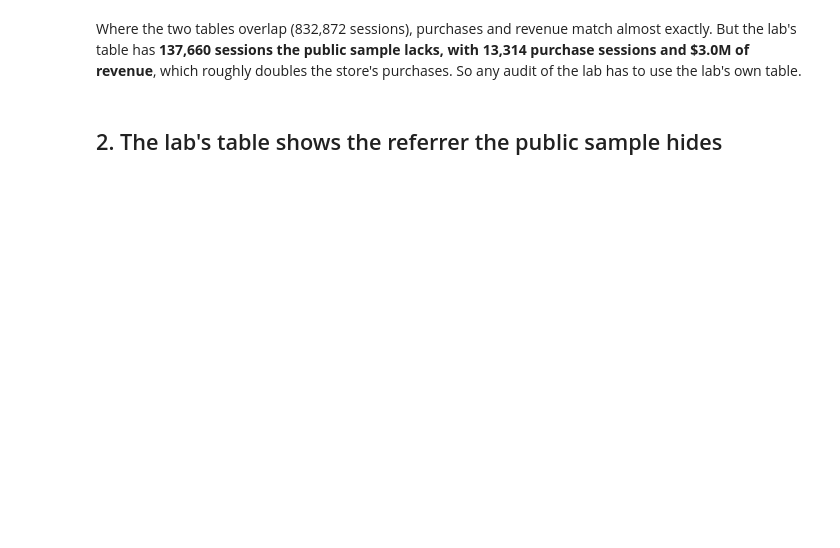
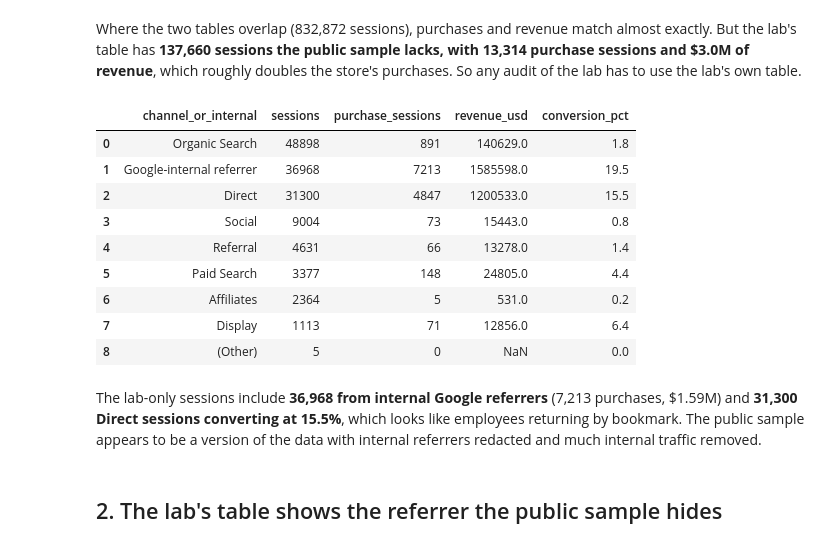
Before and after one commit to Pann13223029/merch-store-marketing-case-study, a Jupyter notebook: notebooks/03_analyze_lab_audit.ipynb, the cells around one changed output. Drawn from its saved outputs; the diff is of its cells as text; code cells hidden in the pictures; blank space fills up the shorter version.

```diff
--- a/notebooks/03_analyze_lab_audit.ipynb
+++ b/notebooks/03_analyze_lab_audit.ipynb
@@ -46,6 +46,23 @@ bq.query("audit/a03_lab_table_vs_public.sql", cache="a03_lab_table_vs_public")
 | 2 | public only | 70781 | 0 | 910 | NaN | 151578.0 | ... |
 # %% [markdown]
 Where the two tables overlap (832,872 sessions), purchases and revenue match almost exactly. But the lab's table has **137,660 sessions the public sample lacks, with 13,314 purchase sessions and $3.0M of revenue**, which roughly doubles the store's purchases. So any audit of the lab has to use the lab's own table.
+# %%
+# The 137,660 lab-only sessions by channel, with internal Google referrers counted separately
+lab_only = bq.query("audit/a07_lab_only_sessions.sql", cache="a07_lab_only_sessions")
+lab_only.assign(conversion_pct=lambda d: (100 * d.purchase_sessions / d.sessions).round(1))
+# %% [output]
+|  | channel_or_internal | sessions | purchase_sessions | revenue_usd | conversion_pct |
+| 0 | Organic Search | 48898 | 891 | 140629.0 | 1.8 |
+| 1 | Google-internal referrer | 36968 | 7213 | 1585598.0 | 19.5 |
+| 2 | Direct | 31300 | 4847 | 1200533.0 | 15.5 |
+| 3 | Social | 9004 | 73 | 15443.0 | 0.8 |
+| 4 | Referral | 4631 | 66 | 13278.0 | 1.4 |
+| 5 | Paid Search | 3377 | 148 | 24805.0 | 4.4 |
+| 6 | Affiliates | 2364 | 5 | 531.0 | 0.2 |
+| 7 | Display | 1113 | 71 | 12856.0 | 6.4 |
+| 8 | (Other) | 5 | 0 | NaN | 0.0 |
+# %% [markdown]
+The lab-only sessions include **36,968 from internal Google referrers** (7,213 purchases, $1.59M) and **31,300 Direct sessions converting at 15.5%**, which looks like employees returning by bookmark. The public sample appears to be a version of the data with internal referrers redacted and much internal traffic removed.
 # %% [markdown]
 ## 2. The lab's table shows the referrer the public sample hides
 # %%
```
Also changed, not shown: parts of 4 cells of this notebook, 10 other files.
